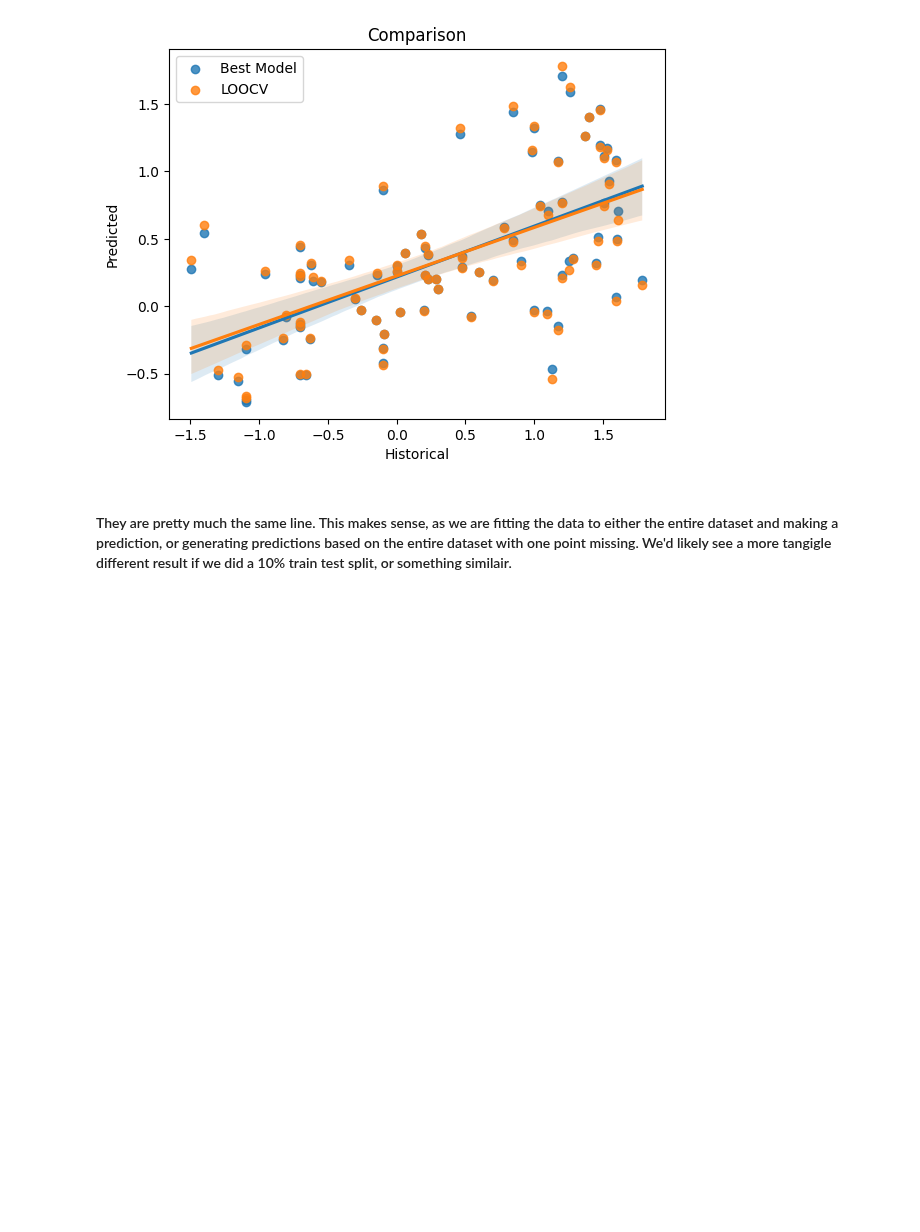
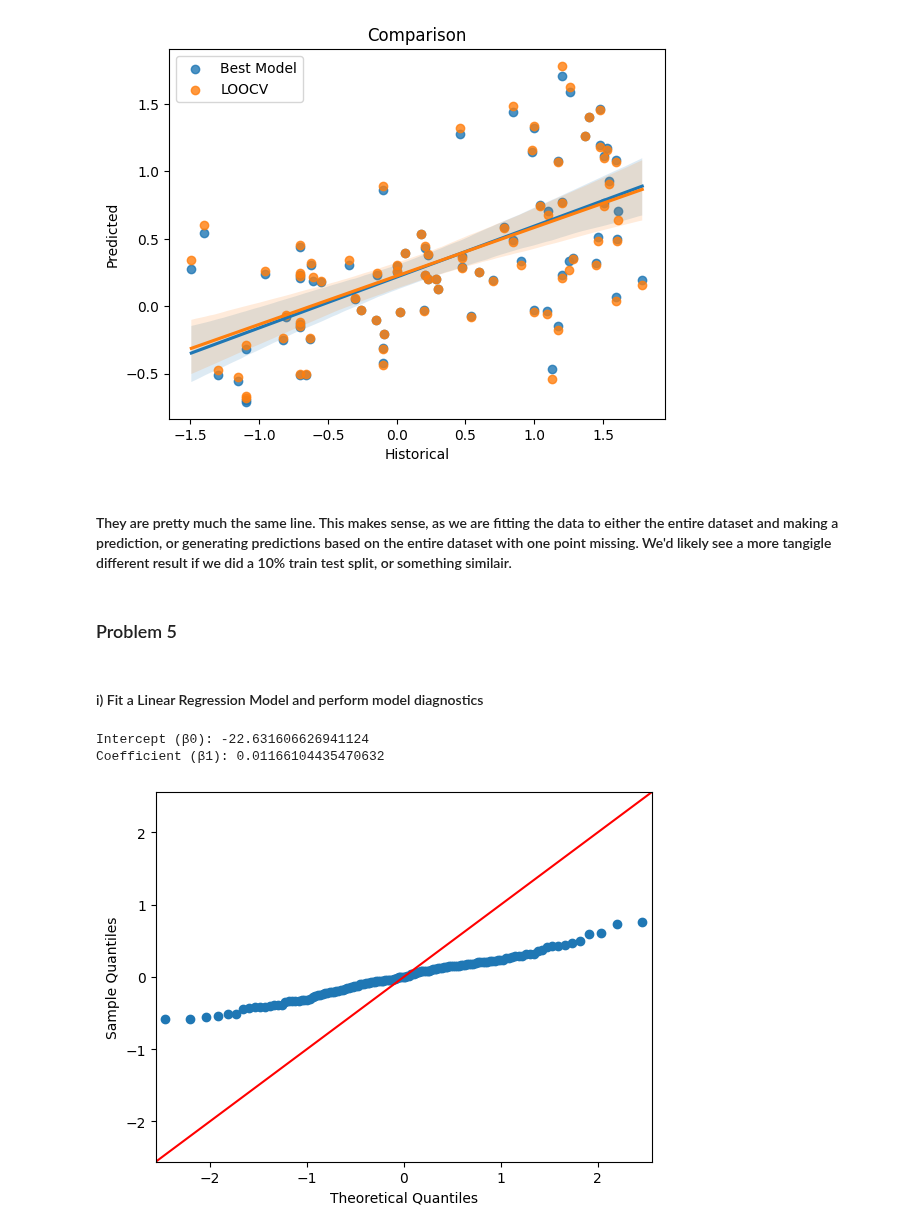
Before and after one commit to jtdocter27/Engineering-Probability---Statistics, a Jupyter notebook: final.ipynb, the cells around one changed output. Saved outputs shown, nothing was run; the diff lists cells and outputs as text; code cells hidden in the pictures; blank space fills up the shorter version.

```diff
--- a/final.ipynb
+++ b/final.ipynb
@@ -395,3 +395,38 @@ plt.show()
 [figure]
 # %% [markdown]
 #### They are pretty much the same line. This makes sense, as we are fitting the data to either the entire dataset and making a prediction, or generating predictions based on the entire dataset with one point missing. We'd likely see a more tangigle different result if we did a 10% train test split, or something similair.
+# %% [markdown]
+### Problem 5
+# %%
+temp = pd.read_csv('Q5.csv', delimiter=' ', header=None)
+temp= temp.drop(temp.columns[[1]], axis = 1)
+temp_values = np.array(temp.iloc[:, 1])
+time_values = np.array(temp.iloc[:, 0])
+time = time_values.reshape(-1,1)
+# %% [markdown]
+#### i) Fit a Linear Regression Model and perform model diagnostics
+# %%
+
+model = LinearRegression()
+
+# Fit the model
+model.fit(time, temp_values)
+# Coefficients
+beta_1 = model.coef_[0]
+beta_0 = model.intercept_
+
+print(f"Intercept (β0): {beta_0}")
+print(f"Coefficient (β1): {beta_1}")
+
+
+# Calculate residuals
+predictions = model.predict(time)
+residuals = temp_values - predictions
+# %% [output]
+Intercept (β0): -22.631606626941124
+Coefficient (β1): 0.01166104435470632
+# %%
+sm.qqplot(residuals, line ='45')
+plt.show()
+# %% [output]
+[figure, added]
```
Also changed, not shown: parts of 5 cells of this notebook.
